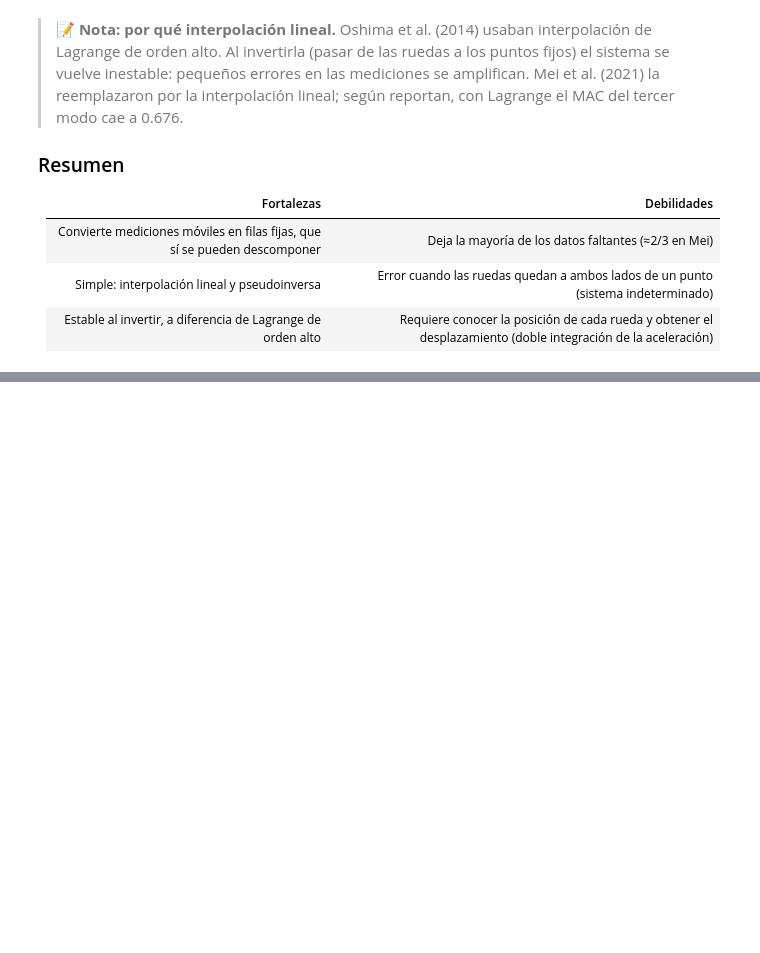
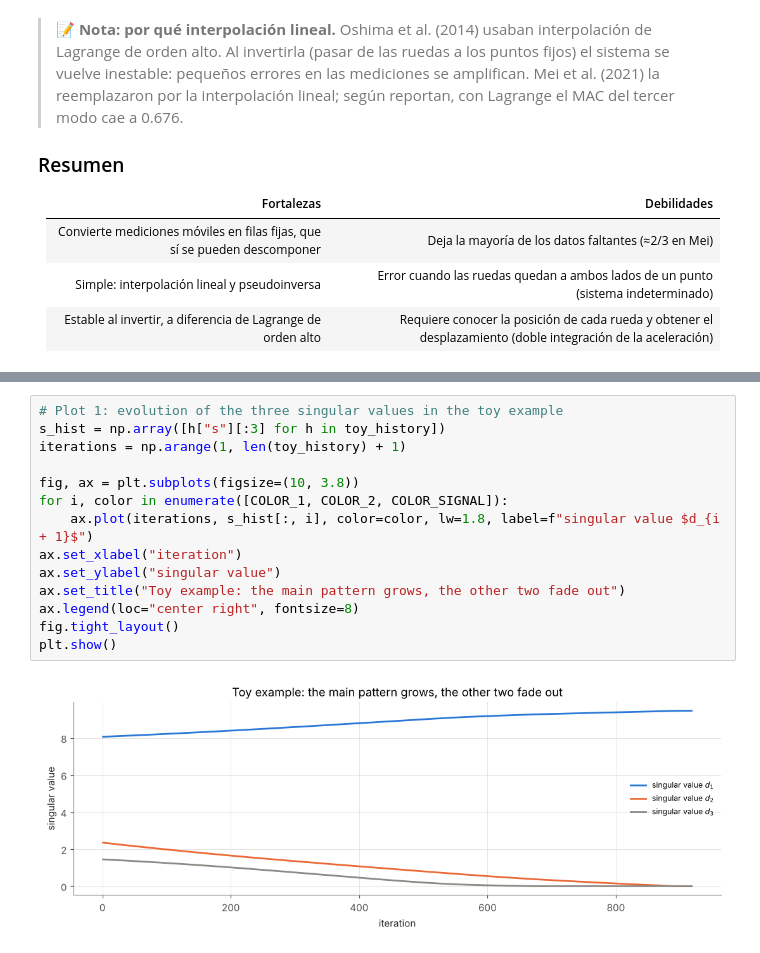
Before and after one commit to 25adiaz-apps/assignment-3-machine-learning, a Jupyter notebook: literature-review/metodos/metodos.ipynb, the cells around one changed output, grey strips where cells are left out. Cells and saved outputs as stored; diff of their text form; blank space fills up the shorter version.

```diff
--- a/literature-review/metodos/metodos.ipynb
+++ b/literature-review/metodos/metodos.ipynb
@@ -795,0 +907,16 @@ El resultado del mapeo **no** es una matriz completa sino una **matriz con hueco
+# %%
+# Plot 1: evolution of the three singular values in the toy example
+s_hist = np.array([h["s"][:3] for h in toy_history])
+iterations = np.arange(1, len(toy_history) + 1)
+
+fig, ax = plt.subplots(figsize=(10, 3.8))
+for i, color in enumerate([COLOR_1, COLOR_2, COLOR_SIGNAL]):
+    ax.plot(iterations, s_hist[:, i], color=color, lw=1.8, label=f"singular value $d_{i + 1}$")
+ax.set_xlabel("iteration")
+ax.set_ylabel("singular value")
+ax.set_title("Toy example: the main pattern grows, the other two fade out")
+ax.legend(loc="center right", fontsize=8)
+fig.tight_layout()
+plt.show()
+# %% [output]
+[figure, added]
```
Also changed, not shown: parts of 10 cells of this notebook, 1 other file.
